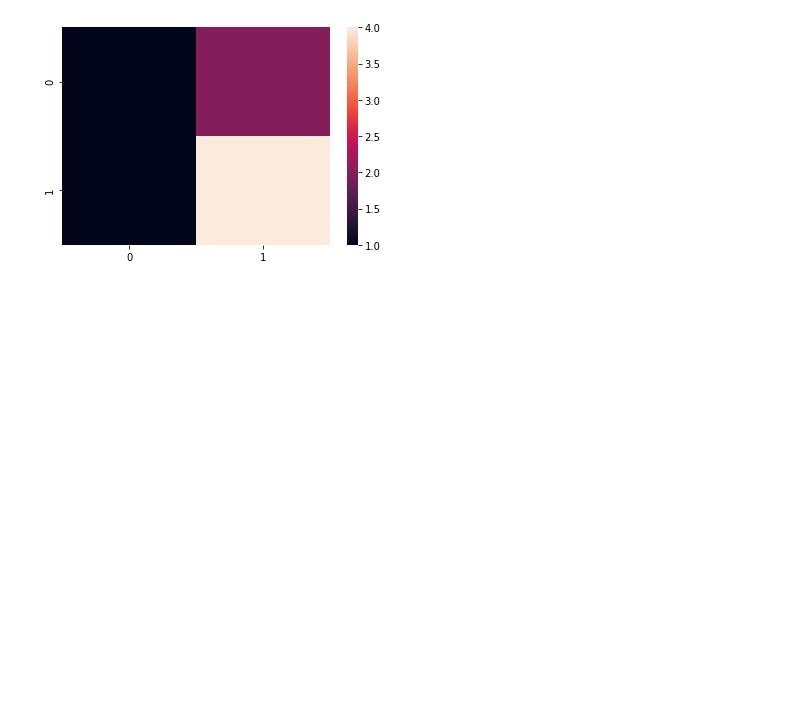
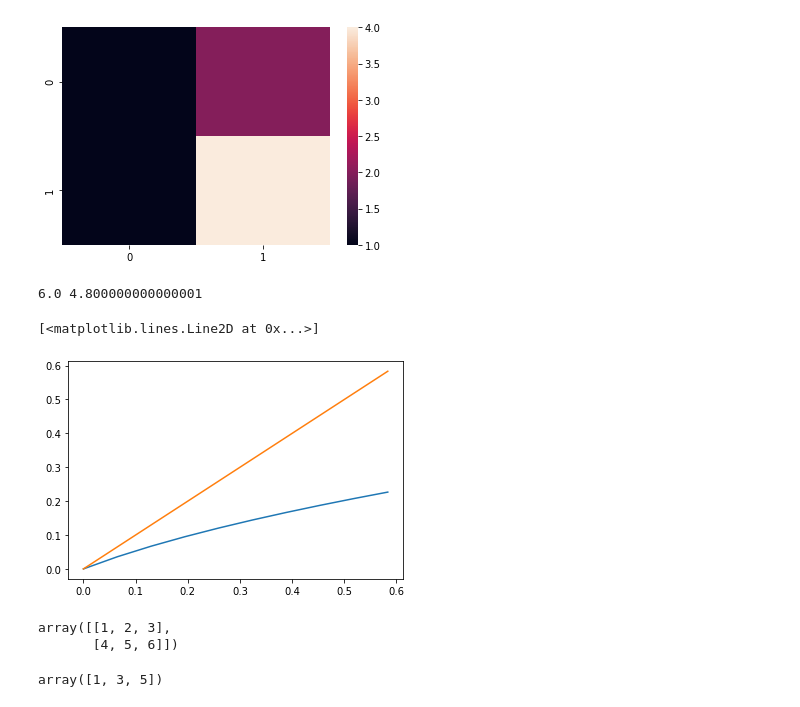
Before and after one commit to betoto008/Epidemiology_2020, a Jupyter notebook: Jupyter_Notebooks/2_Stochastic_Network.ipynb, the cells around one changed output. Drawn from its saved outputs; the diff is of its cells as text; code cells hidden in the pictures; blank space fills up the shorter version.

```diff
--- a/Jupyter_Notebooks/2_Stochastic_Network.ipynb
+++ b/Jupyter_Notebooks/2_Stochastic_Network.ipynb
@@ -246,3 +169,26 @@ sns.heatmap([[1,2],[1,4]])
 # %% [output]
 <AxesSubplot:>
 [figure]
+# %%
+sigma = 1/4
+gamma = 1/6
+betas = np.linspace(gamma, 0.75, 10)
+tau_SIR = 1/gamma
+tau_SEIR = 2*(gamma + sigma)**(-1)
+print(tau_SIR, tau_SEIR)
+plt.plot((betas/gamma-1)/tau_SIR, (np.sqrt(1-4*((sigma*gamma-sigma*betas)/(sigma+gamma)**2))-1)/tau_SEIR)
+plt.plot((betas/gamma-1)/tau_SIR, (betas/gamma-1)/tau_SIR)
+# %% [output]
+6.0 4.800000000000001
+[<matplotlib.lines.Line2D at 0x...>]
+[figure, added]
+# %%
+np.reshape([1, 2, 3, 4, 5, 6], (2,3))
+# %% [output]
+array([[1, 2, 3],
+       [4, 5, 6]])
+# %%
+R0s = [1,2, 3]
+np.arange(1,len(R0s)*2 +1, 2)
+# %% [output]
+array([1, 3, 5])
```
Also changed, not shown: parts of 10 cells of this notebook, 59 other files.
